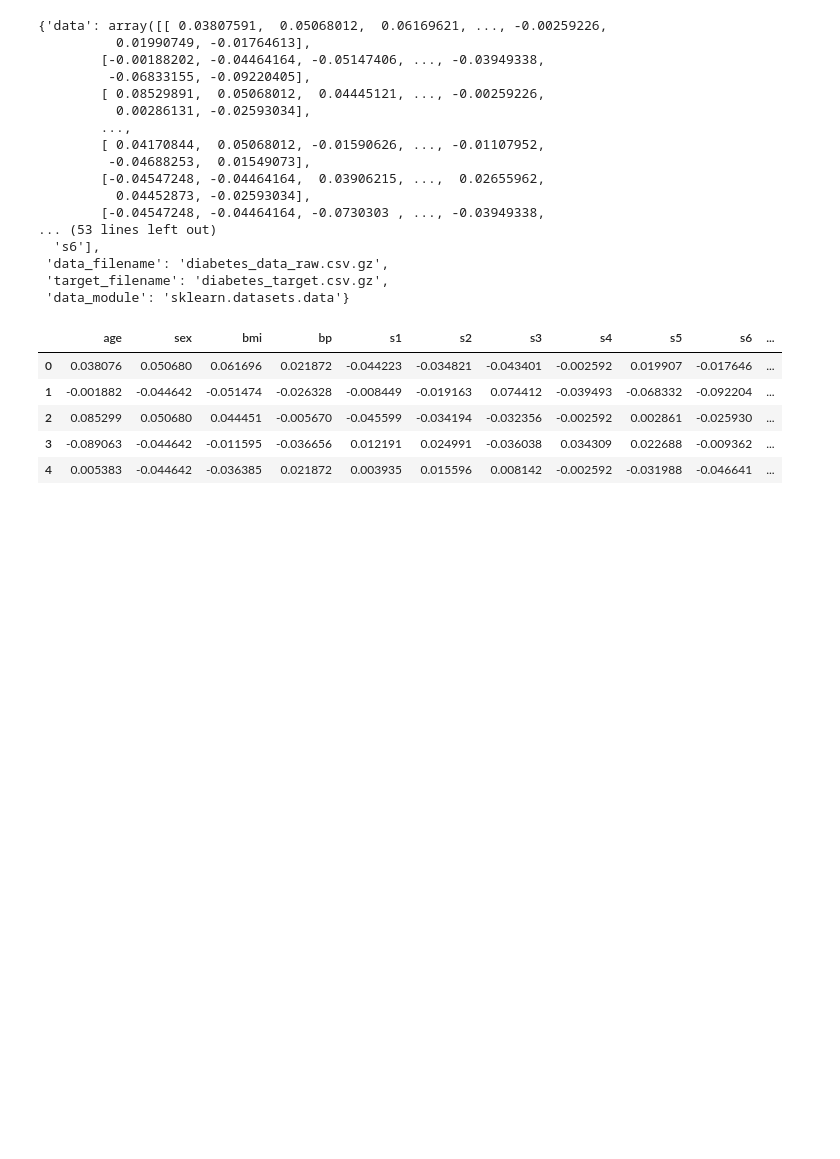
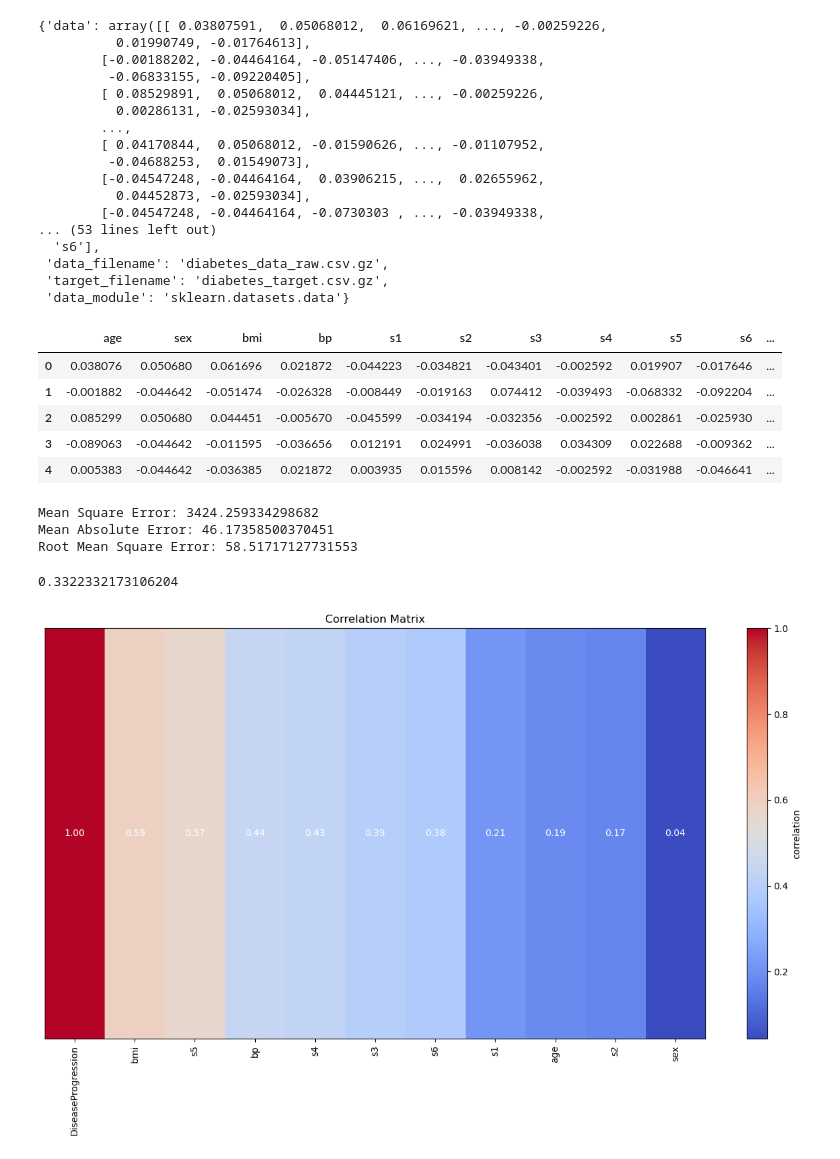
Before and after one commit to OliveKinful/StatsModel-modelling, a Jupyter notebook: modelling1.ipynb, the cells around one changed output. Cells and saved outputs as stored; diff of their text form; code cells hidden in the pictures; blank space fills up the shorter version.

Commit message:
This displays the visual representation of correlation matrix

```diff
--- a/modelling1.ipynb
+++ b/modelling1.ipynb
@@ -59,0 +72,8 @@ X_train, X_test, y_train, y_test = train_set_split(X,y,)
+# %%
+print("Mean Square Error:", mse)
+print("Mean Absolute Error:", mae)
+print("Root Mean Square Error:", rmse)
+# %% [output]
+Mean Square Error: 3424.259334298682
+Mean Absolute Error: 46.17358500370451
+Root Mean Square Error: 58.51717127731553
@@ -59,0 +85,22 @@ X_train, X_test, y_train, y_test = train_set_split(X,y,)
+# %%
+print(r_score)
+# %% [output]
+0.3322332173106204
+# %%
+# since the results is 33%, lets use correlation to see if we can improve the performance
+
+corr_matrix = df.corr()['DiseaseProgression'].abs().sort_values(ascending=False)
+
+plt.figure(figsize=(16,8))
+plt.imshow(np.array([corr_matrix.values]),cmap='coolwarm', aspect='auto')
+plt.colorbar(label='correlation')
+plt.title('Correlation Matrix')
+plt.xticks(range(len(corr_matrix)),corr_matrix.index,rotation =90)
+plt.yticks([])
+
+for i in range(len(corr_matrix)):
+    plt.text(i,0,f"{corr_matrix.iloc[i]:.2f}",ha='center', va='center',color='white')
+
+plt.show()
+# %% [output]
+[figure, added]
```
Also changed, not shown: parts of 4 cells of this notebook.
